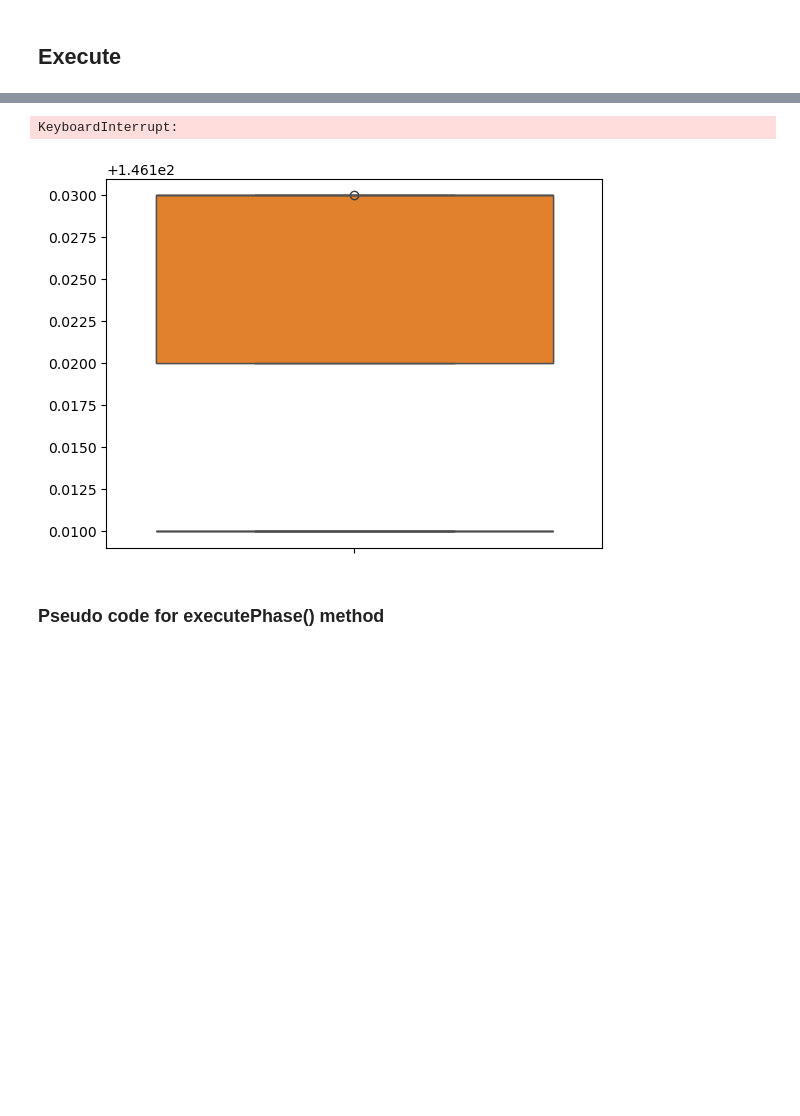
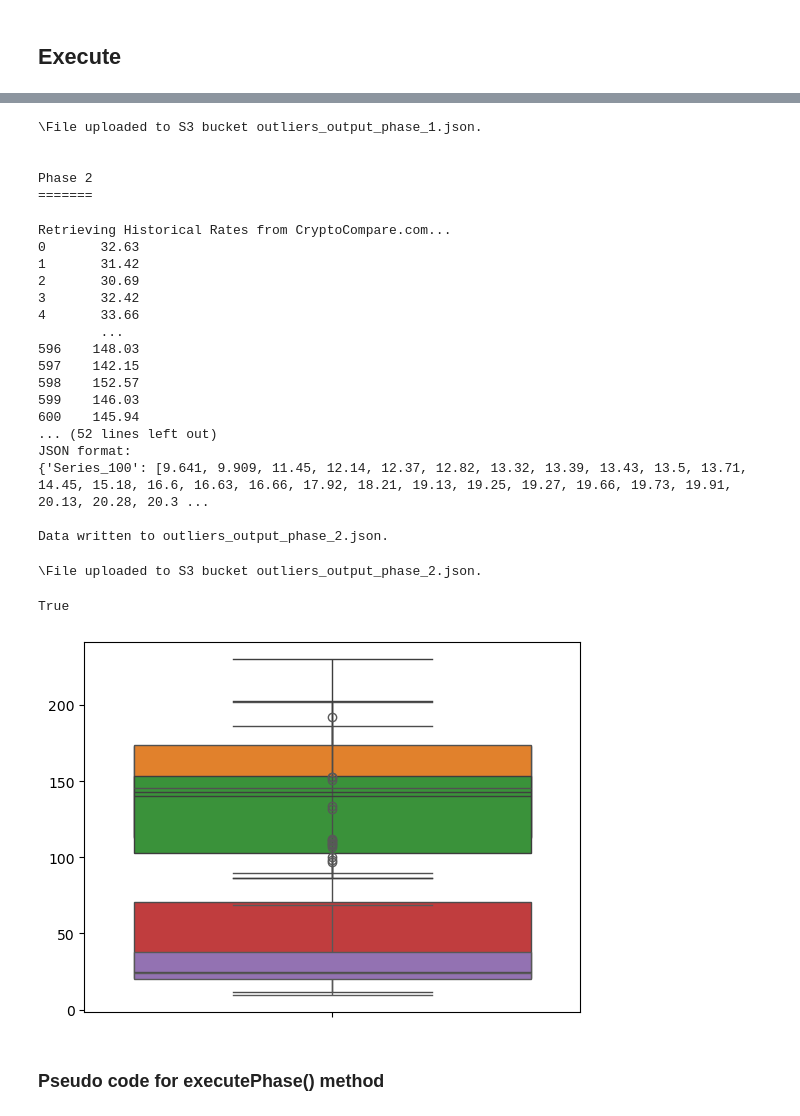
Before and after one commit to ptrayers/cs6512, a Jupyter notebook: Etivities/CS6512_Etivity_2.ipynb, the cells around one changed output, grey strips where cells are left out. Cells and saved outputs as stored; diff of their text form; code cells hidden in the pictures; blank space fills up the shorter version.

Commit message:
Phase 1 and 2 results

```diff
--- a/Etivities/CS6512_Etivity_2.ipynb
+++ b/Etivities/CS6512_Etivity_2.ipynb
@@ -982,7 +982,6 @@ class CS6512Assignment2:
         #print(f"Current Rate: {current_rate}")
 
         rates_history = cryptoCompare.readHistoryRates(cryptoCurrency, 600)
-        print(f"Historical Rates: {rates_history}")
 
         # Convert from Python list to a pandas Series (for executePhase method)
         series = pd.Series(rates_history)
@@ -1217,12 +1216,12 @@ class CS6512Assignment2:
                     ):
 
         trial_num = 0
-        MAX_TRIALS = 1
+        MAX_TRIALS = 100   # applies for phase 1 and phase 2
 
         while (True):
             #add your code here
 
-            print(f"Executing {phase_num}..")
+            print(f"\n{phase_num} - Trial #{trial_num + 1} of {MAX_TRIALS}..")
 
             len_series = 0
             if not series.empty:
@@ -1238,8 +1237,8 @@ class CS6512Assignment2:
             #step #2: if series size > 100 then create a series of 100 elements selected at random from series
             if len_series > 100:
                 print("Extracting 100 elements at random..")
-                series = self.extract100ElementsAtRandom(series)
-                len_series = len(series)
+                series_100 = self.extract100ElementsAtRandom(series)
+                len_series = len(series_100)
                 print("Updated length of the series:", len_series)
 
             # series is type Pandas Series until here, here we convert to a Python list
@@ -1249,8 +1248,8 @@ class CS6512Assignment2:
             # We now have a 100 element series
             # Convert from Pandas Series to Python list for technique methods
 
-            values_100_list = series.tolist()
-            print(f"Converted to Python List of length: {len(values_100_list)}")
+            values_100_list = series_100.tolist()
+            #print(f"Converted to Python List of length: {len(values_100_list)}")
 
             # step #2.5: Execute algorithms
 
@@ -1275,7 +1274,8 @@ class CS6512Assignment2:
             print(f"Joint outliers: {joint_outliers_5}")
             if (joint_outliers_5 is not None) and (len(joint_outliers_5) > 0):
 
-                print(f"Joint outliers: {joint_outliers_5}")
+                print(f"SUCCESS - Found Joint outliers for all 5 methods!!!")
+                print(f"Here are joint outliers for all pairs of techniques...")
 
                 # joint outlier pairs
                 joint_outliers_DQ_StD = self.produceJointResultOutOfPair(outliers_DQ, outliers_StD)
@@ -1334,7 +1334,7 @@ class CS6512Assignment2:
 
             trial_num += 1
             if trial_num >= MAX_TRIALS:
-                print(f"Max trials reached: {MAX_TRIALS}.")
+                print(f"\n{phase_num} - Max trials reached: {MAX_TRIALS}.")
                 break
 
         return True
@@ -1344,12 +1344,16 @@ class CS6512Assignment2:
     def execute(self, s3_df, crypto_currency):
 
         #phase #1
+        print("\nPhase 1\n=======")
         series = self.extractSeriesFromDF(s3_df, crypto_currency)
+        print(f"Retrieving Rates from S3 bucket...\n{series}")
         assert isinstance(series, pd.Series), "The variable 'series' is not a pandas Series"
         self.executePhase("phase_1", series)
 
         #phase #2
+        print("\n\nPhase 2\n=======")
         series = self.extractSeriesFromCryptoCompare(crypto_currency)
+        print(f"Retrieving Historical Rates from CryptoCompare.com...\n{series}")
         assert isinstance(series, pd.Series), "The variable 'series' is not a pandas Series"
         self.executePhase("phase_2", series)
 
@@ -1386,15 +1390,17 @@ class CS6512Assignment2:
 
             # Convert from list to Series for executePhase()
             series_100 = pd.Series(prices)
-            print(f"Collected {len(series_100)} live prices.")
+            print(f"\nCollected {len(series_100)} live prices.")
             if self.executePhase("phase_3", series_100):
                 break
 
+            trial_num += 1
+
         return True
 # %% [markdown]
 ## Execute
 # %%
 assignment = CS6512Assignment2()
-#assignment.execute(df, "SOL")
-assignment.executeOnTimer("SOL")
+assignment.execute(df, "SOL")
+#assignment.executeOnTimer("SOL")
 # %% [output]
@@ -1418,5 +1424,28 @@ Collecting 5 live prices from CryptoCompare.com ...
-KeyboardInterrupt:
+\File uploaded to S3 bucket outliers_output_phase_1.json.
+
+
+Phase 2
+=======
+Retrieving Historical Rates from CryptoCompare.com...
+0       32.63
+1       31.42
+2       30.69
+3       32.42
+4       33.66
+        ...
+596    148.03
+597    142.15
+598    152.57
+599    146.03
+600    145.94
+... (52 lines left out)
+JSON format:
+{'Series_100': [9.641, 9.909, 11.45, 12.14, 12.37, 12.82, 13.32, 13.39, 13.43, 13.5, 13.71, 14.45, 15.18, 16.6, 16.63, 16.66, 17.92, 18.21, 19.13, 19.25, 19.27, 19.66, 19.73, 19.91, 20.13, 20.28, 20.3 ...
+
+Data written to outliers_output_phase_2.json.
+\File uploaded to S3 bucket outliers_output_phase_2.json.
+True
-[figure, old version]
+[figure, new version]
 # %% [markdown]
 ### Pseudo code for executePhase() method
 # %% [markdown]
```
Also changed, not shown: parts of 4 cells of this notebook.
